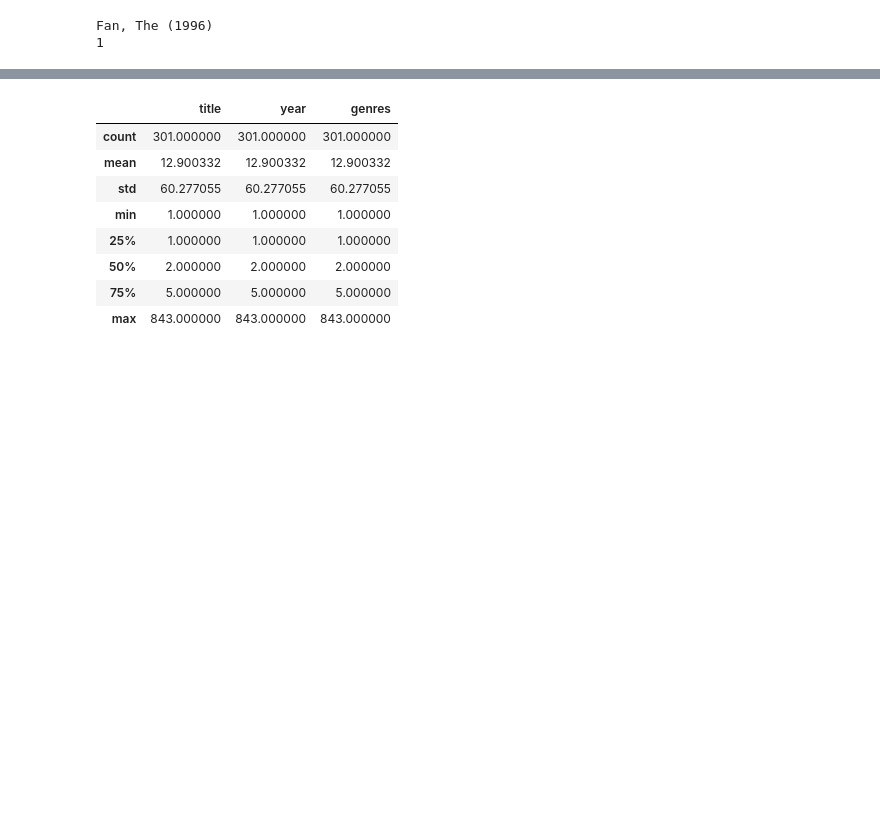
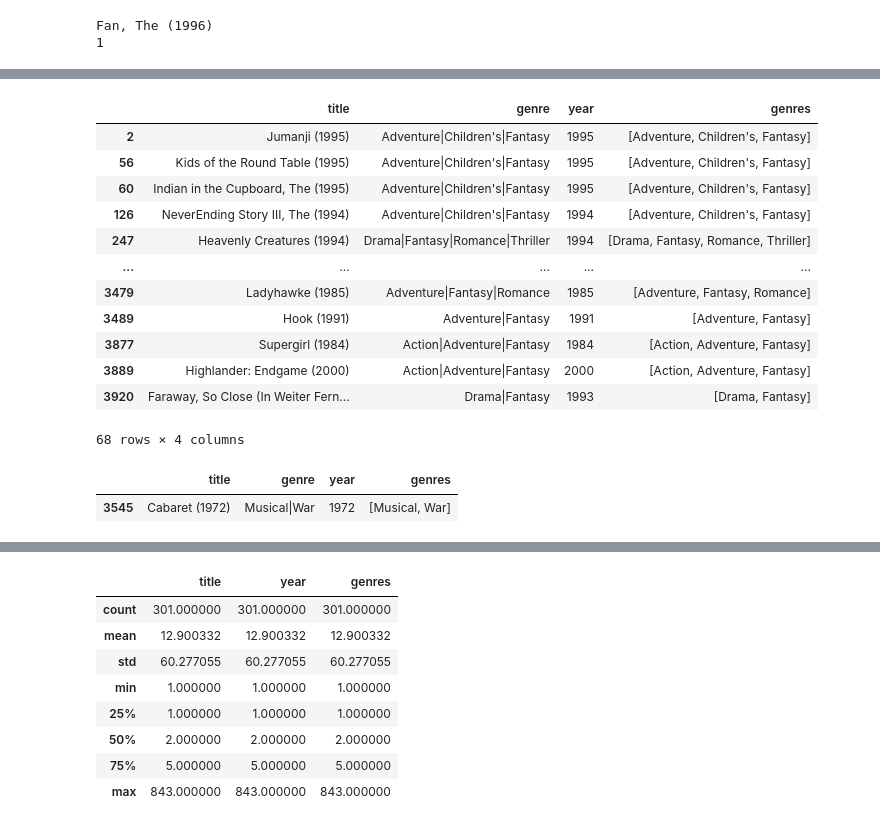
Before and after one commit to Anna-Battaglia/MLPNS_ABattaglia, a Jupyter notebook: MLPNS23_bootcamp.ipynb, the cells around one changed output, grey strips where cells are left out. Cells and saved outputs as stored; diff of their text form; code cells hidden in the pictures; blank space fills up the shorter version.

```diff
--- a/MLPNS23_bootcamp.ipynb
+++ b/MLPNS23_bootcamp.ipynb
@@ -525,9 +468,9 @@ movies[movies['genre'] ==  'Fantasy']
 | 792 | Hungarian Fairy Tale, A (1987) | Fantasy | 1987 | [Fantasy] |
 # %%
-#regular loop solution
-#glist = []
-#for m in movies['genre']:
- # print('Fantasy' in m)
-  #glist.append('Fantasy' in m)
+#regular for loop solution
+glist = []
+for m in movies['genre']:
+  #print('Fantasy' in m) #questo mi stampa 'True' o 'False' in base a se 'Fantasy' è in m oppure no
+  glist.append('Fantasy' in m) #mette all'ultimo poto di glist 'True' o 'False' in base a se 'Fantasy' è in m oppure no
 #glist
 # %%
@@ -535,0 +479,16 @@ movies[movies['genre'] ==  'Fantasy']
+# %%
+movies[['Fantasy' in m for m in movies['genre']]]
+# %% [output]
+|  | title | genre | year | genres |
+| 2 | Jumanji (1995) | Adventure|Children's|Fantasy | 1995 | [Adventure, Children's, Fantasy] |
+| 56 | Kids of the Round Table (1995) | Adventure|Children's|Fantasy | 1995 | [Adventure, Children's, Fantasy] |
+| 60 | Indian in the Cupboard, The (1995) | Adventure|Children's|Fantasy | 1995 | [Adventure, Children's, Fantasy] |
+| 126 | NeverEnding Story III, The (1994) | Adventure|Children's|Fantasy | 1994 | [Adventure, Children's, Fantasy] |
+| 247 | Heavenly Creatures (1994) | Drama|Fantasy|Romance|Thriller | 1994 | [Drama, Fantasy, Romance, Thriller] |
+| ... | ... | ... | ... | ... |
+| 3479 | Ladyhawke (1985) | Adventure|Fantasy|Romance | 1985 | [Adventure, Fantasy, Romance] |
+| 3489 | Hook (1991) | Adventure|Fantasy | 1991 | [Adventure, Fantasy] |
+| 3877 | Supergirl (1984) | Action|Adventure|Fantasy | 1984 | [Action, Adventure, Fantasy] |
+| 3889 | Highlander: Endgame (2000) | Action|Adventure|Fantasy | 2000 | [Action, Adventure, Fantasy] |
+| 3920 | Faraway, So Close (In Weiter Fern... | Drama|Fantasy | 1993 | [Drama, Fantasy] |
+68 rows × 4 columns
@@ -536,4 +497,7 @@ movies[movies['genre'] ==  'Fantasy']
 # %%
-#movies[movies['genre'] == 'Musical']
+movies[movies["genre"] == "Musical|War"]
+# %% [output]
+|  | title | genre | year | genres |
+| 3545 | Cabaret (1972) | Musical|War | 1972 | [Musical, War] |
 # %%
 groupedmovies = movies.groupby('genre').count()
```
Also changed, not shown: parts of 34 cells of this notebook.
